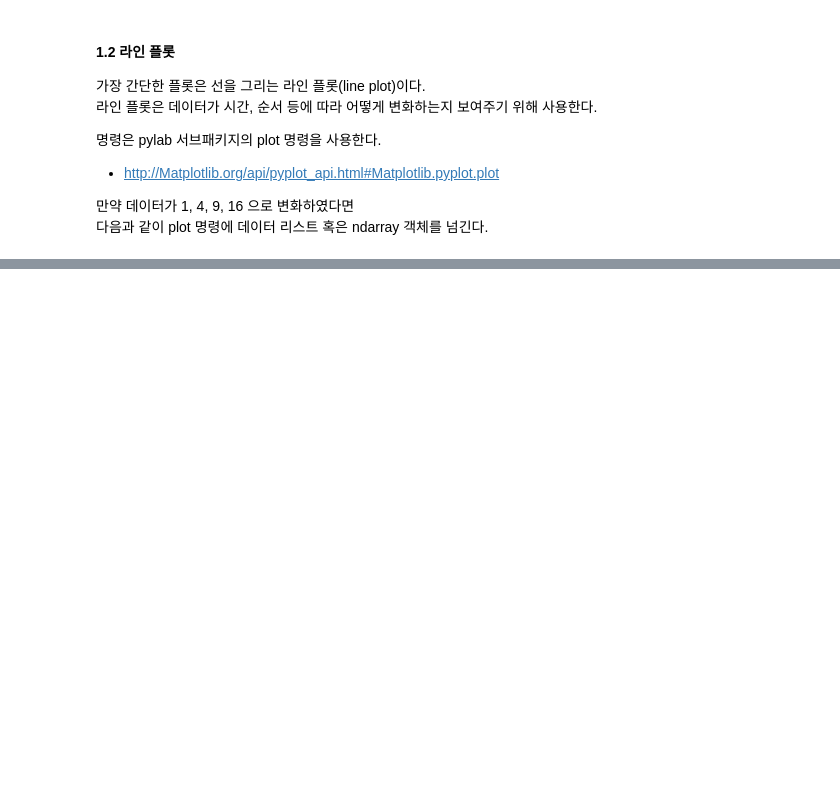
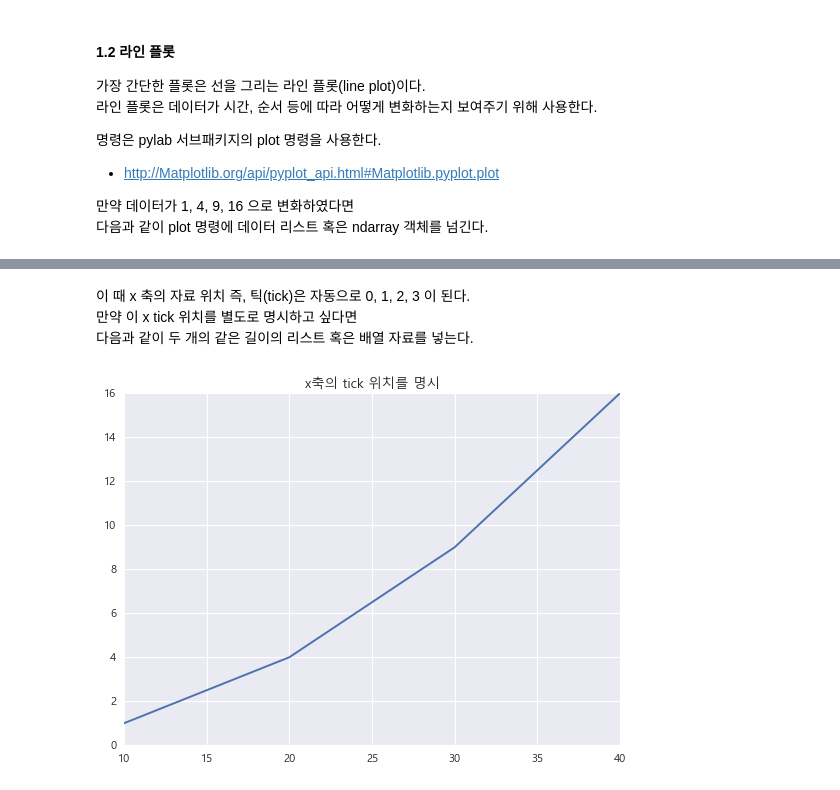
Before and after one commit to gratiaQ/Pyhton_Data_Science, a Jupyter notebook: 03_01_Matplotlib_개요.ipynb, the cells around one changed output, grey strips where cells are left out. Cells and saved outputs as stored; diff of their text form; code cells hidden in the pictures; blank space fills up the shorter version.

```diff
--- a/03_01_Matplotlib_개요.ipynb
+++ b/03_01_Matplotlib_개요.ipynb
@@ -47,0 +132,10 @@ plt.show()
+# %% [markdown]
+이 때 x 축의 자료 위치 즉, 틱(tick)은 자동으로 0, 1, 2, 3 이 된다.
+만약 이 x tick 위치를 별도로 명시하고 싶다면
+다음과 같이 두 개의 같은 길이의 리스트 혹은 배열 자료를 넣는다.
+# %%
+plt.title("x축의 tick 위치를 명시")
+plt.plot([10, 20, 30, 40], [1, 4, 9, 16])
+plt.show()
+# %% [output]
+[figure, added]
```
Also changed, not shown: parts of 61 cells of this notebook, 9 other files.
